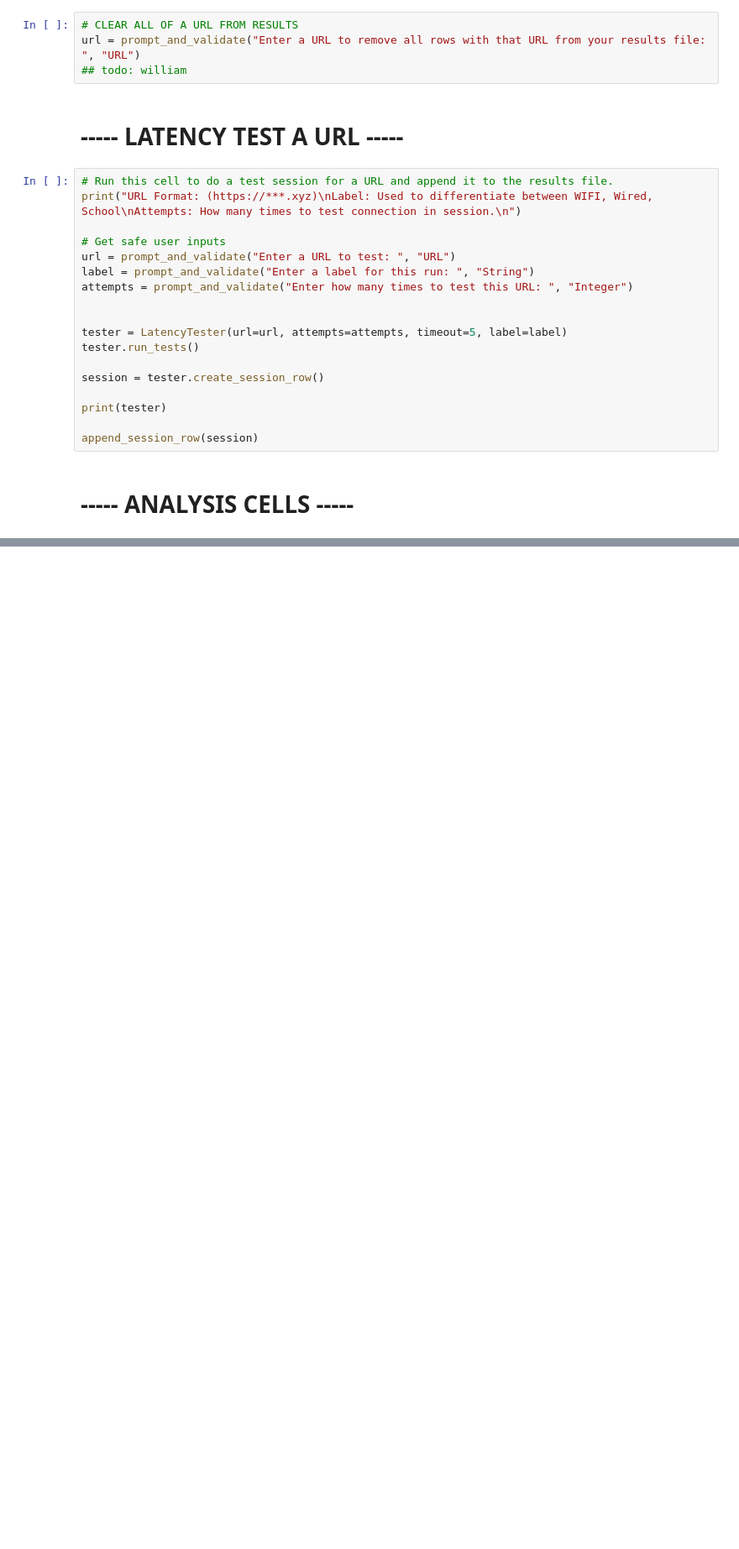
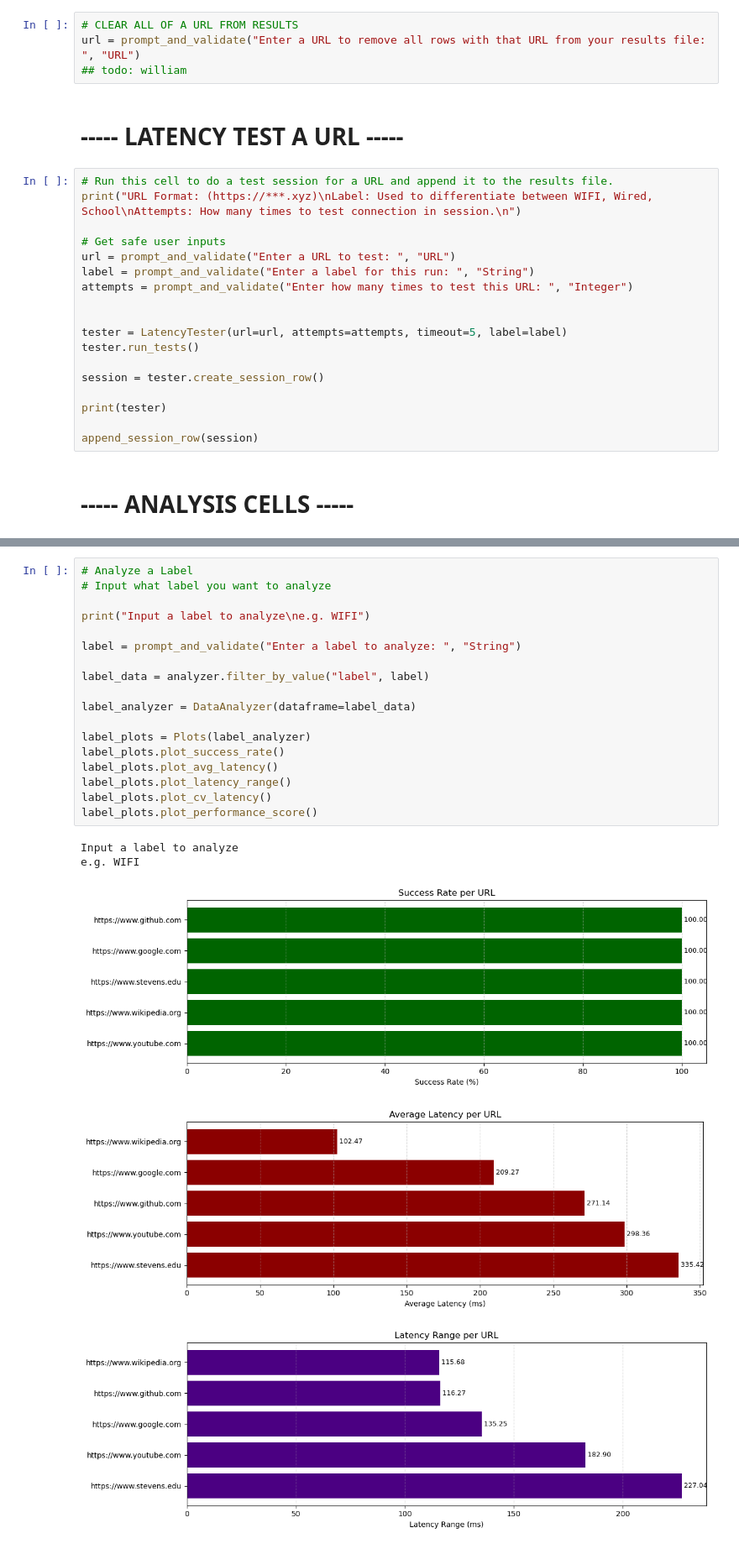
Before and after one commit to btenc/Python-Latency-Analyzer-CPE551, a Jupyter notebook: notebook/main.ipynb, the cells around one changed output, grey strips where cells are left out. Shown: that part at 84% size. Saved outputs shown, nothing was run; the diff lists cells and outputs as text; blank space fills up the shorter version.

```diff
--- a/notebook/main.ipynb
+++ b/notebook/main.ipynb
@@ -105,0 +132,24 @@ url_plots.plot_performance_vs_latency()
+# %%
+# Analyze a Label
+# Input what label you want to analyze
+
+print("Input a label to analyze\ne.g. WIFI")
+
+label = prompt_and_validate("Enter a label to analyze: ", "String")
+
+label_data = analyzer.filter_by_value("label", label)
+
+label_analyzer = DataAnalyzer(dataframe=label_data)
+
+label_plots = Plots(label_analyzer)
+label_plots.plot_success_rate()
+label_plots.plot_avg_latency()
+label_plots.plot_latency_range()
+label_plots.plot_cv_latency()
+label_plots.plot_performance_score()
+# %% [output]
+Input a label to analyze
+e.g. WIFI
+[figure, added]
+[figure, added]
+[figure, added]
```
Also changed, not shown: parts of 3 cells of this notebook, 2 other files.
